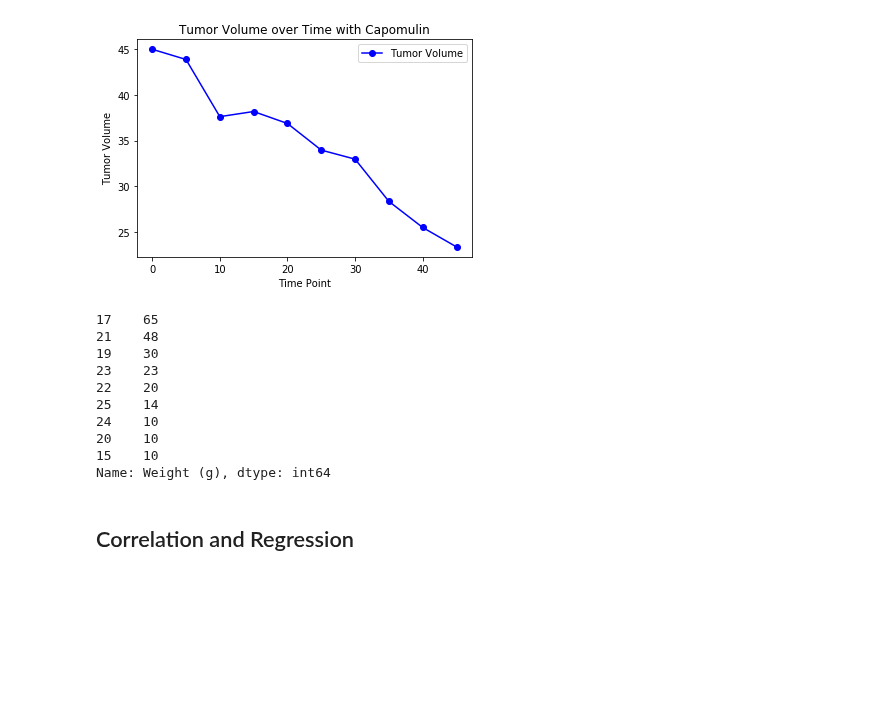
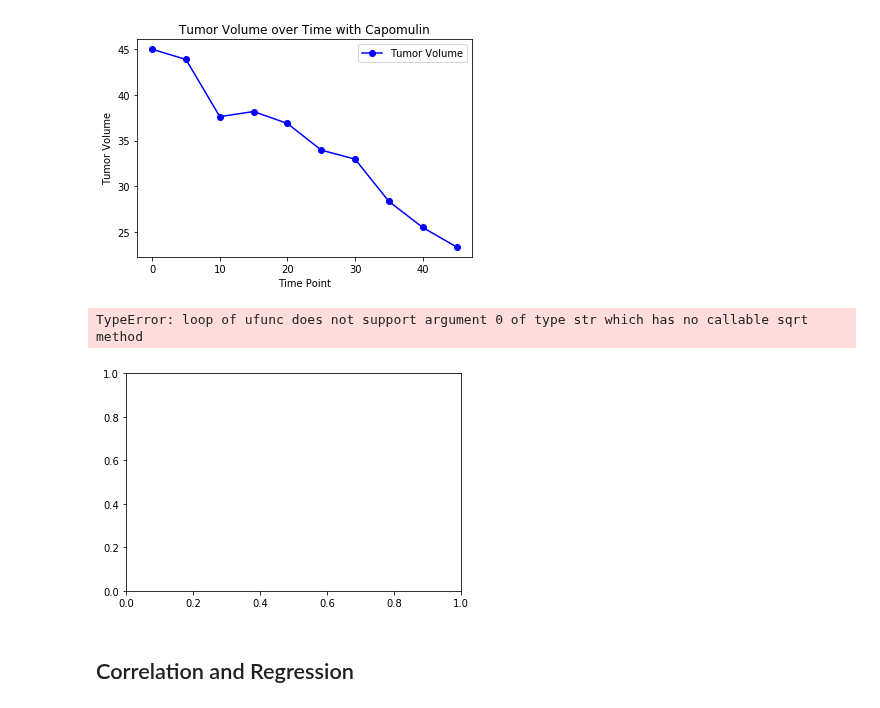
Before and after one commit to olivesun1213/Matplotlib, a Jupyter notebook: Unit 05 - Matplotlib_Homework_Instructions_Pymaceuticals_pymaceuticals_starter.ipynb, the cells around one changed output. Saved outputs shown, nothing was run; the diff lists cells and outputs as text; code cells hidden in the pictures; blank space fills up the shorter version.

```diff
--- a/Unit 05 - Matplotlib_Homework_Instructions_Pymaceuticals_pymaceuticals_starter.ipynb
+++ b/Unit 05 - Matplotlib_Homework_Instructions_Pymaceuticals_pymaceuticals_starter.ipynb
@@ -317,25 +317,21 @@ plt.show()
 # %%
 # Generate a scatter plot of mouse weight versus average tumor volume for the Capomulin regimen
 only_Capomulin=combined_file.loc[combined_file["Drug Regimen"] == "Capomulin", :]
-Mouse_weight=only_Capomulin["Weight (g)"].value_counts()
+Weight=only_Capomulin.drop_duplicates("Mouse ID")
+Weight = Weight.set_index("Mouse ID")
 Tumor_volume=pd.DataFrame(only_Capomulin.groupby("Mouse ID")["Tumor Volume (mm3)"].mean())
-#plt.scatter(Mouse_weight,Tumor_volume, marker="o", facecolors="red", edgecolors="black",s=x_axis, alpha=0.75)
+
+newtable1=pd.merge(Weight,Tumor_volume,on="Mouse ID")
+newtable1["Weight (g)"] = newtable1["Weight (g)"].astype(float)
+#plt.scatter(newtable1["Weight (g)"],newtable1["Tumor Volume (mm3)_y"], marker="o", facecolors="red", edgecolors="black",s=x_axis, alpha=0.75)
 #plt.title("Mouse Weight vs Average Tumor Volume")
 #plt.xlabel("Mouse Weight")
 #plt.ylabel("Average Tumor Volume")
 #plt.show()
-Mouse_weight
+newtable1.dtypes
 # %% [output]
-17    65
-21    48
-19    30
-23    23
-22    20
-25    14
-24    10
-20    10
-15    10
-Name: Weight (g), dtype: int64
+TypeError: loop of ufunc does not support argument 0 of type str which has no callable sqrt method
+[figure, added]
 # %% [markdown]
 ## Correlation and Regression
 # %%
```
